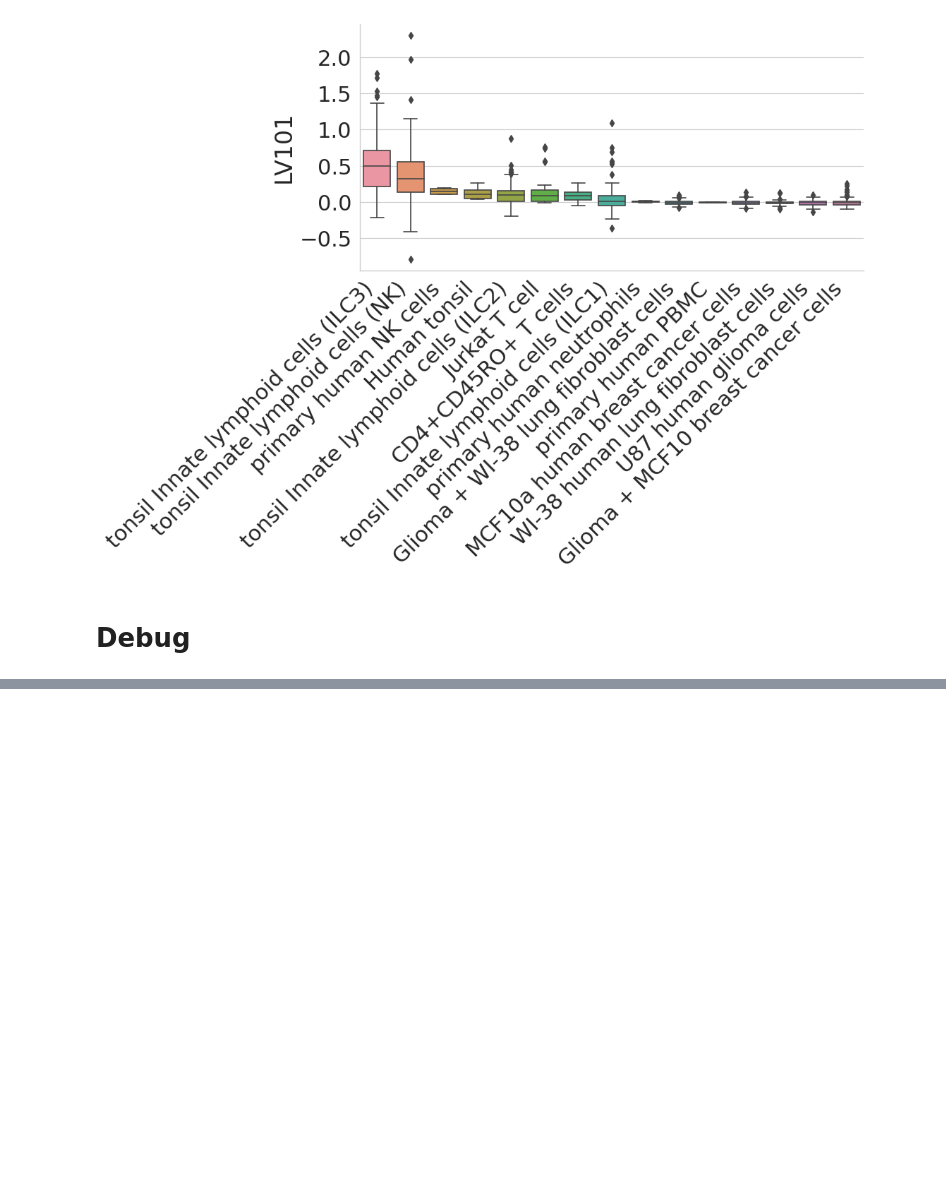
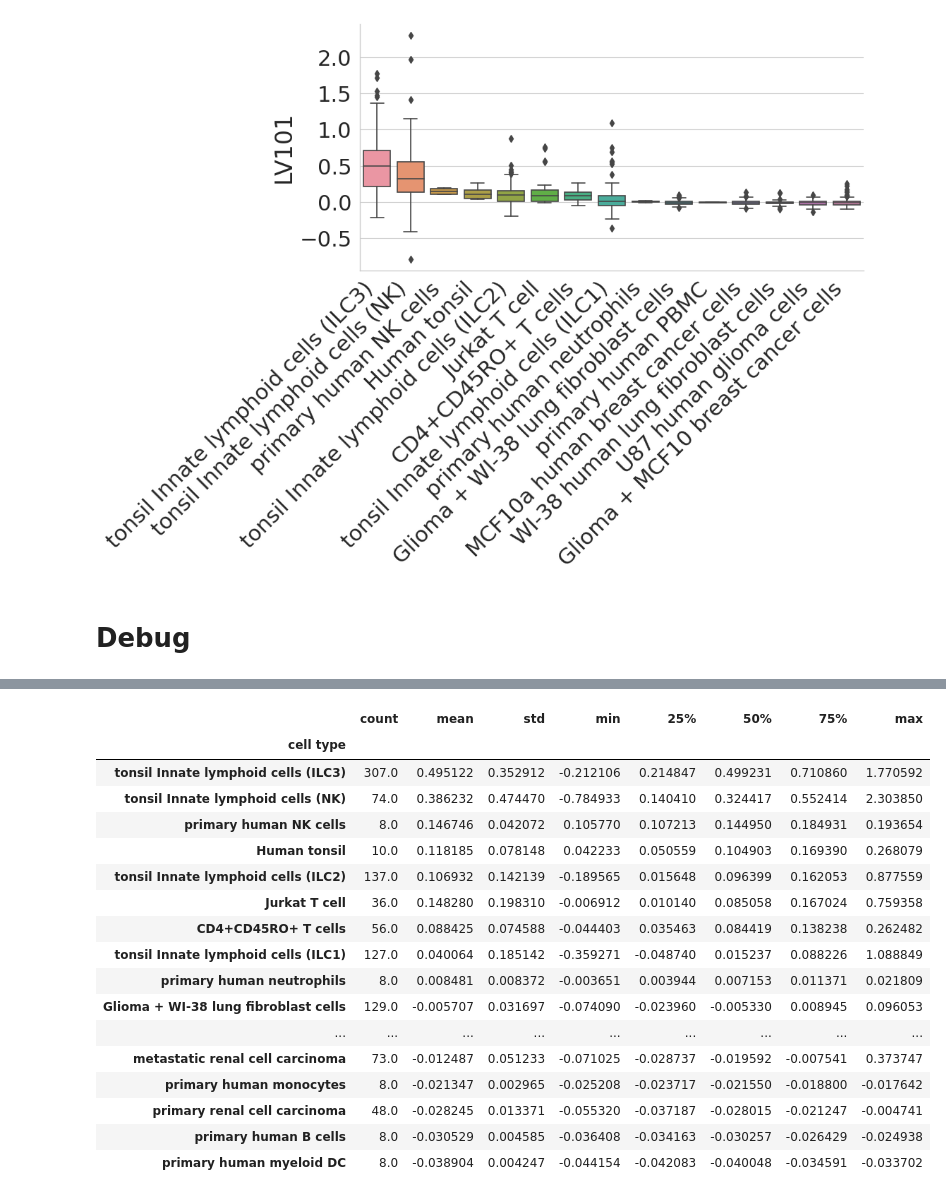
Before and after one commit to pivlab/phenoplier, a Jupyter notebook: projects/asthma-copd/nbs/35_gls_lvs_analyses/05-lv_cell_types/LV101-cell_types.ipynb, the cells around one changed output, grey strips where cells are left out. Saved outputs shown, nothing was run; the diff lists cells and outputs as text; code cells hidden in the pictures; blank space fills up the shorter version.

```diff
--- a/projects/asthma-copd/nbs/35_gls_lvs_analyses/05-lv_cell_types/LV101-cell_types.ipynb
+++ b/projects/asthma-copd/nbs/35_gls_lvs_analyses/05-lv_cell_types/LV101-cell_types.ipynb
@@ -275,6 +275,9 @@ final_plot_data = plot_data.replace(
         }
     }
 )
+# %%
+# sorte index to avoid PerformanceWarning from pandas
+final_plot_data = final_plot_data.sort_index()
 # %%
 _srp_code = "SRP060416"
 _tmp = final_plot_data.loc[(_srp_code,)].apply(
@@ -394,0 +403,26 @@ with sns.plotting_context("paper", font_scale=2.5), sns.axes_style("whitegrid"):
+# %%
+plot_data_stats_by_cell_type = (
+    final_plot_data.groupby(SELECTED_ATTRIBUTE)
+    .describe()[LV_NAME]
+    .sort_values("50%", ascending=False)
+)
+display(plot_data_stats_by_cell_type)
+# %% [output]
+|  | count | mean | std | min | 25% | 50% | 75% | max |
+| cell type |  |  |  |  |  |  |  |  |
+| tonsil Innate lymphoid cells (ILC3) | 307.0 | 0.495122 | 0.352912 | -0.212106 | 0.214847 | 0.499231 | 0.710860 | 1.770592 |
+| tonsil Innate lymphoid cells (NK) | 74.0 | 0.386232 | 0.474470 | -0.784933 | 0.140410 | 0.324417 | 0.552414 | 2.303850 |
+| primary human NK cells | 8.0 | 0.146746 | 0.042072 | 0.105770 | 0.107213 | 0.144950 | 0.184931 | 0.193654 |
+| Human tonsil | 10.0 | 0.118185 | 0.078148 | 0.042233 | 0.050559 | 0.104903 | 0.169390 | 0.268079 |
+| tonsil Innate lymphoid cells (ILC2) | 137.0 | 0.106932 | 0.142139 | -0.189565 | 0.015648 | 0.096399 | 0.162053 | 0.877559 |
+| Jurkat T cell | 36.0 | 0.148280 | 0.198310 | -0.006912 | 0.010140 | 0.085058 | 0.167024 | 0.759358 |
+| CD4+CD45RO+ T cells | 56.0 | 0.088425 | 0.074588 | -0.044403 | 0.035463 | 0.084419 | 0.138238 | 0.262482 |
+| tonsil Innate lymphoid cells (ILC1) | 127.0 | 0.040064 | 0.185142 | -0.359271 | -0.048740 | 0.015237 | 0.088226 | 1.088849 |
+| primary human neutrophils | 8.0 | 0.008481 | 0.008372 | -0.003651 | 0.003944 | 0.007153 | 0.011371 | 0.021809 |
+| Glioma + WI-38 lung fibroblast cells | 129.0 | -0.005707 | 0.031697 | -0.074090 | -0.023960 | -0.005330 | 0.008945 | 0.096053 |
+| ... | ... | ... | ... | ... | ... | ... | ... | ... |
+| metastatic renal cell carcinoma | 73.0 | -0.012487 | 0.051233 | -0.071025 | -0.028737 | -0.019592 | -0.007541 | 0.373747 |
+| primary human monocytes | 8.0 | -0.021347 | 0.002965 | -0.025208 | -0.023717 | -0.021550 | -0.018800 | -0.017642 |
+| primary renal cell carcinoma | 48.0 | -0.028245 | 0.013371 | -0.055320 | -0.037187 | -0.028015 | -0.021247 | -0.004741 |
+| primary human B cells | 8.0 | -0.030529 | 0.004585 | -0.036408 | -0.034163 | -0.030257 | -0.026429 | -0.024938 |
+| primary human myeloid DC | 8.0 | -0.038904 | 0.004247 | -0.044154 | -0.042083 | -0.040048 | -0.034591 | -0.033702 |
```
Also changed, not shown: parts of 15 cells of this notebook, 1 other file.
